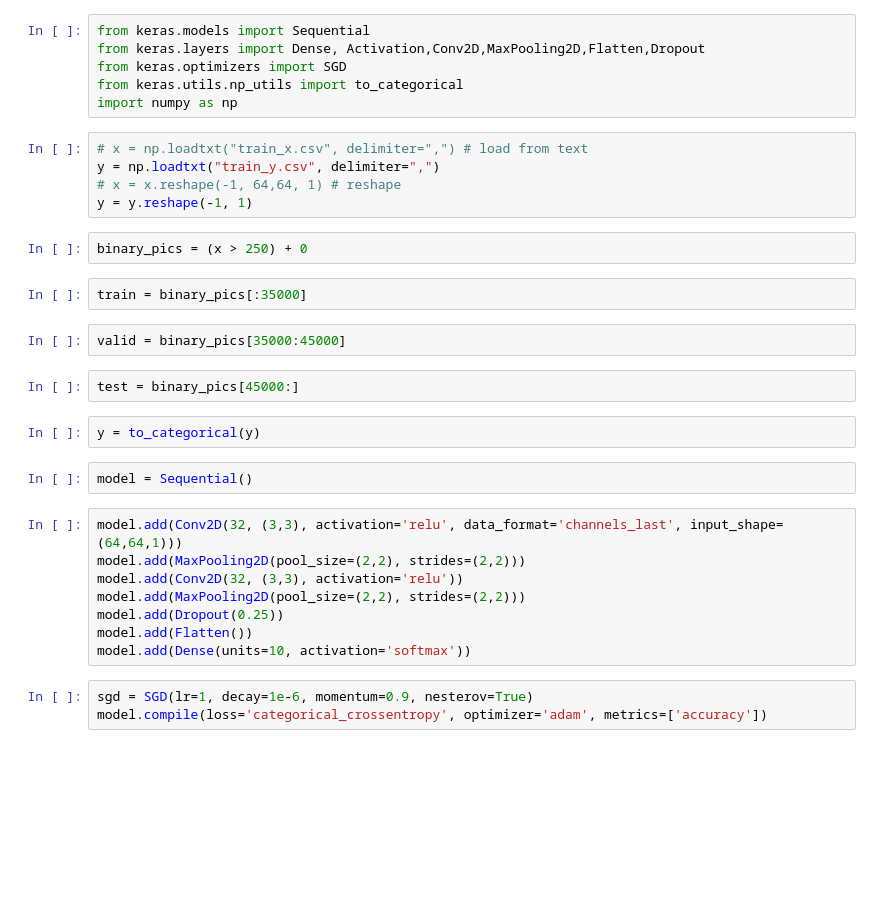
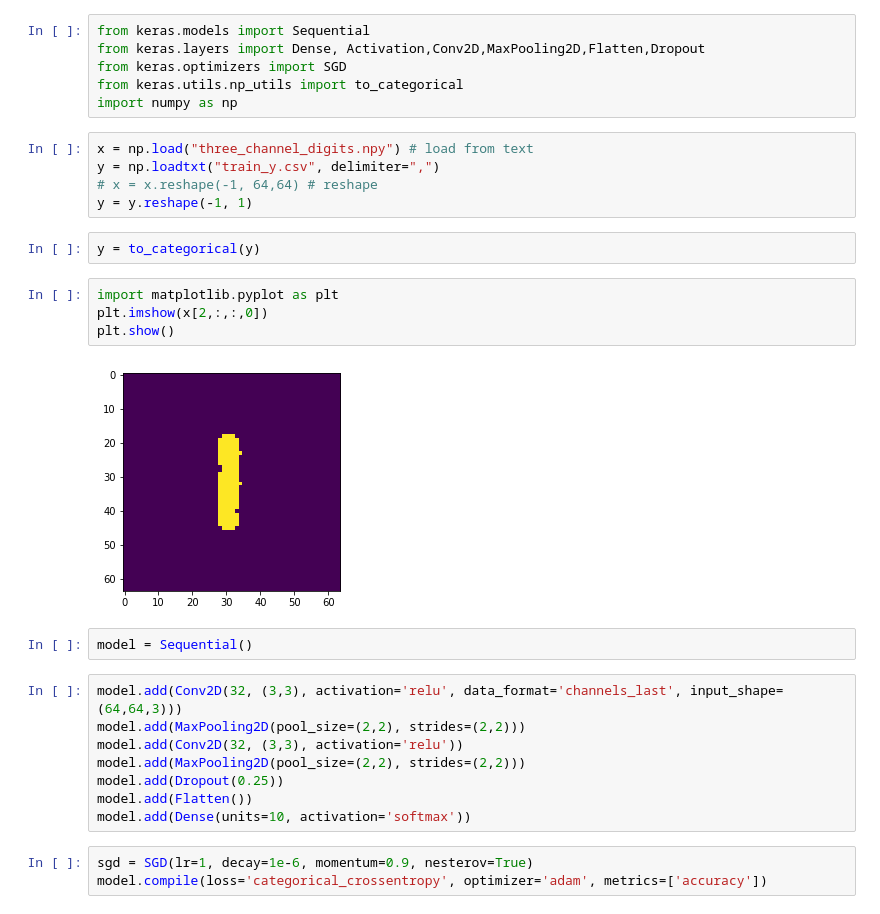
Before and after one commit to jackluo/overlay-mnist, a Jupyter notebook: src/conv-neural-net.ipynb, the cells around one changed output. Drawn from its saved outputs; the diff is of its cells as text; blank space fills up the shorter version.

```diff
--- a/src/conv-neural-net.ipynb
+++ b/src/conv-neural-net.ipynb
@@ -5,24 +5,22 @@ from keras.optimizers import SGD
 from keras.utils.np_utils import to_categorical
 import numpy as np
 # %%
-# x = np.loadtxt("train_x.csv", delimiter=",") # load from text
+x = np.load("three_channel_digits.npy") # load from text
 y = np.loadtxt("train_y.csv", delimiter=",")
-# x = x.reshape(-1, 64,64, 1) # reshape
+# x = x.reshape(-1, 64,64) # reshape
 y = y.reshape(-1, 1)
-# %%
-binary_pics = (x > 250) + 0
-# %%
-train = binary_pics[:35000]
-# %%
-valid = binary_pics[35000:45000]
-# %%
-test = binary_pics[45000:]
 # %%
 y = to_categorical(y)
+# %%
+import matplotlib.pyplot as plt
+plt.imshow(x[2,:,:,0])
+plt.show()
+# %% [output]
+[figure, added]
 # %%
 model = Sequential()
 # %%
-model.add(Conv2D(32, (3,3), activation='relu', data_format='channels_last', input_shape=(64,64,1)))
+model.add(Conv2D(32, (3,3), activation='relu', data_format='channels_last', input_shape=(64,64,3)))
 model.add(MaxPooling2D(pool_size=(2,2), strides=(2,2)))
 model.add(Conv2D(32, (3,3), activation='relu'))
 model.add(MaxPooling2D(pool_size=(2,2), strides=(2,2)))
```
Also changed, not shown: parts of 9 cells of this notebook, 1 other file.
